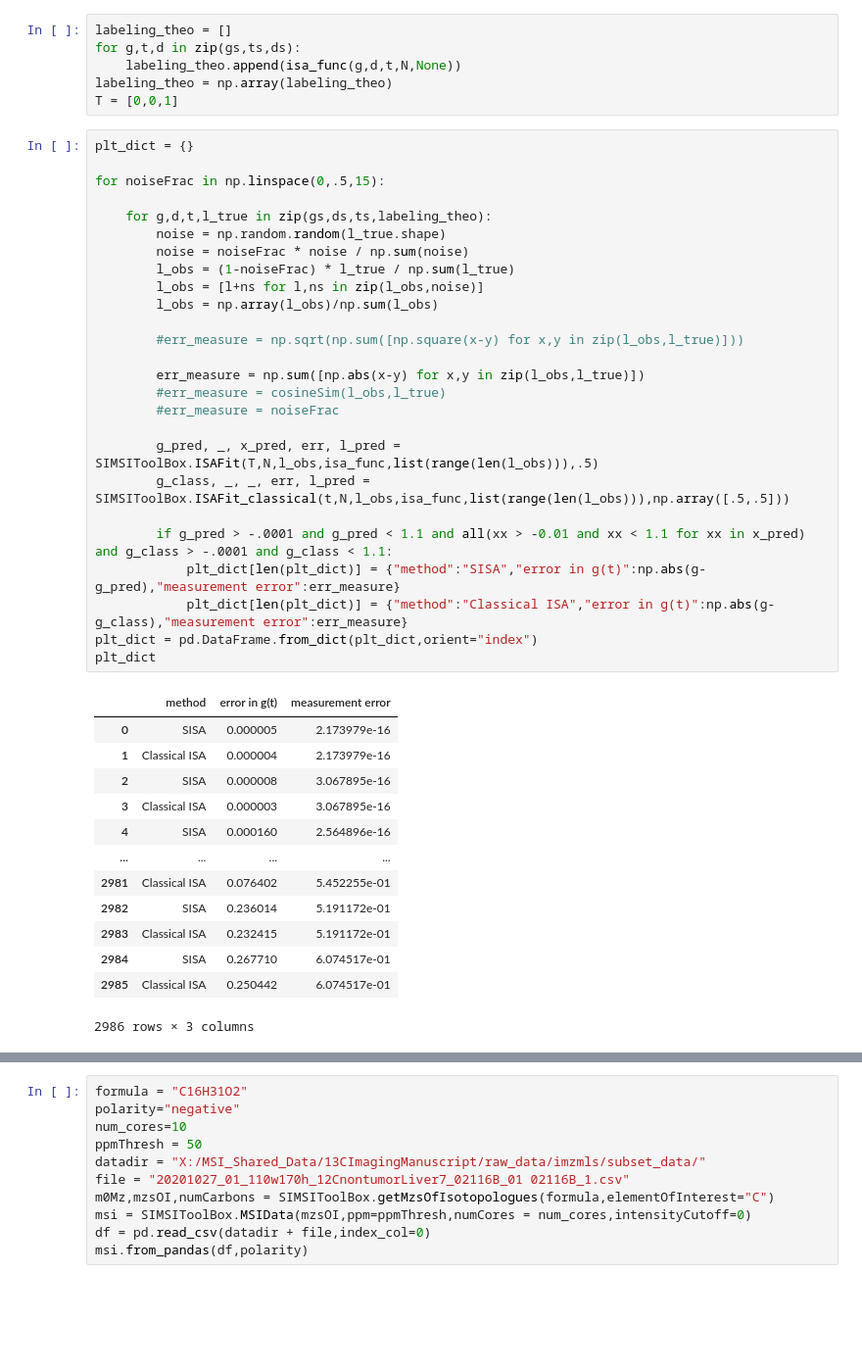
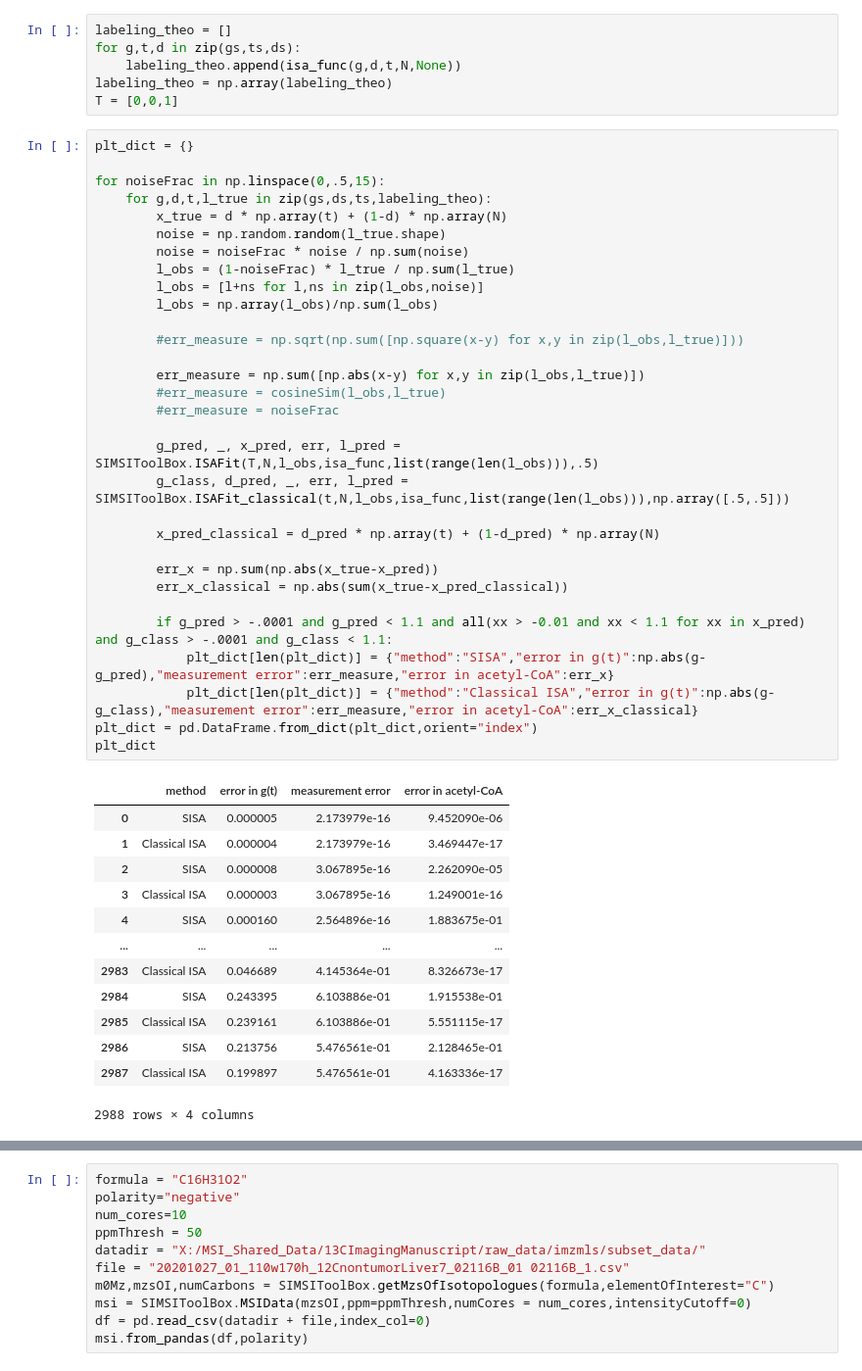
Before and after one commit to e-stan/imaging, a Jupyter notebook: notebooks/error_analysis_palmitate.ipynb, the cells around one changed output, grey strips where cells are left out. Shown at 98% size. Saved outputs shown, nothing was run; the diff lists cells and outputs as text; blank space fills up the shorter version.

```diff
--- a/notebooks/error_analysis_palmitate.ipynb
+++ b/notebooks/error_analysis_palmitate.ipynb
@@ -34,40 +35,45 @@ T = [0,0,1]
 # %%
 plt_dict = {}
 
 for noiseFrac in np.linspace(0,.5,15):
-
     for g,d,t,l_true in zip(gs,ds,ts,labeling_theo):
+        x_true = d * np.array(t) + (1-d) * np.array(N)
         noise = np.random.random(l_true.shape)
         noise = noiseFrac * noise / np.sum(noise)
         l_obs = (1-noiseFrac) * l_true / np.sum(l_true)
         l_obs = [l+ns for l,ns in zip(l_obs,noise)]
         l_obs = np.array(l_obs)/np.sum(l_obs)
 
         #err_measure = np.sqrt(np.sum([np.square(x-y) for x,y in zip(l_obs,l_true)]))
 
         err_measure = np.sum([np.abs(x-y) for x,y in zip(l_obs,l_true)])
         #err_measure = cosineSim(l_obs,l_true)
         #err_measure = noiseFrac
 
         g_pred, _, x_pred, err, l_pred = SIMSIToolBox.ISAFit(T,N,l_obs,isa_func,list(range(len(l_obs))),.5)
-        g_class, _, _, err, l_pred = SIMSIToolBox.ISAFit_classical(t,N,l_obs,isa_func,list(range(len(l_obs))),np.array([.5,.5]))
+        g_class, d_pred, _, err, l_pred = SIMSIToolBox.ISAFit_classical(t,N,l_obs,isa_func,list(range(len(l_obs))),np.array([.5,.5]))
+
+        x_pred_classical = d_pred * np.array(t) + (1-d_pred) * np.array(N)
+
+        err_x = np.sum(np.abs(x_true-x_pred))
+        err_x_classical = np.abs(sum(x_true-x_pred_classical))
 
         if g_pred > -.0001 and g_pred < 1.1 and all(xx > -0.01 and xx < 1.1 for xx in x_pred) and g_class > -.0001 and g_class < 1.1:
-            plt_dict[len(plt_dict)] = {"method":"SISA","error in g(t)":np.abs(g-g_pred),"measurement error":err_measure}
-            plt_dict[len(plt_dict)] = {"method":"Classical ISA","error in g(t)":np.abs(g-g_class),"measurement error":err_measure}
+            plt_dict[len(plt_dict)] = {"method":"SISA","error in g(t)":np.abs(g-g_pred),"measurement error":err_measure,"error in acetyl-CoA":err_x}
+            plt_dict[len(plt_dict)] = {"method":"Classical ISA","error in g(t)":np.abs(g-g_class),"measurement error":err_measure,"error in acetyl-CoA":err_x_classical}
 plt_dict = pd.DataFrame.from_dict(plt_dict,orient="index")
 plt_dict
 # %% [output]
-|  | method | error in g(t) | measurement error |
-| 0 | SISA | 0.000005 | 2.173979e-16 |
-| 1 | Classical ISA | 0.000004 | 2.173979e-16 |
-| 2 | SISA | 0.000008 | 3.067895e-16 |
-| 3 | Classical ISA | 0.000003 | 3.067895e-16 |
-| 4 | SISA | 0.000160 | 2.564896e-16 |
-| ... | ... | ... | ... |
-| 2981 | Classical ISA | 0.076402 | 5.452255e-01 |
-| 2982 | SISA | 0.236014 | 5.191172e-01 |
-| 2983 | Classical ISA | 0.232415 | 5.191172e-01 |
-| 2984 | SISA | 0.267710 | 6.074517e-01 |
-| 2985 | Classical ISA | 0.250442 | 6.074517e-01 |
+|  | method | error in g(t) | measurement error | error in acetyl-CoA |
+| 0 | SISA | 0.000005 | 2.173979e-16 | 9.452090e-06 |
+| 1 | Classical ISA | 0.000004 | 2.173979e-16 | 3.469447e-17 |
+| 2 | SISA | 0.000008 | 3.067895e-16 | 2.262090e-05 |
+| 3 | Classical ISA | 0.000003 | 3.067895e-16 | 1.249001e-16 |
+| 4 | SISA | 0.000160 | 2.564896e-16 | 1.883675e-01 |
+| ... | ... | ... | ... | ... |
+| 2983 | Classical ISA | 0.046689 | 4.145364e-01 | 8.326673e-17 |
+| 2984 | SISA | 0.243395 | 6.103886e-01 | 1.915538e-01 |
+| 2985 | Classical ISA | 0.239161 | 6.103886e-01 | 5.551115e-17 |
+| 2986 | SISA | 0.213756 | 5.476561e-01 | 2.128465e-01 |
+| 2987 | Classical ISA | 0.199897 | 5.476561e-01 | 4.163336e-17 |
-2986 rows × 3 columns
+2988 rows × 4 columns
```
Also changed, not shown: parts of 4 cells of this notebook.
